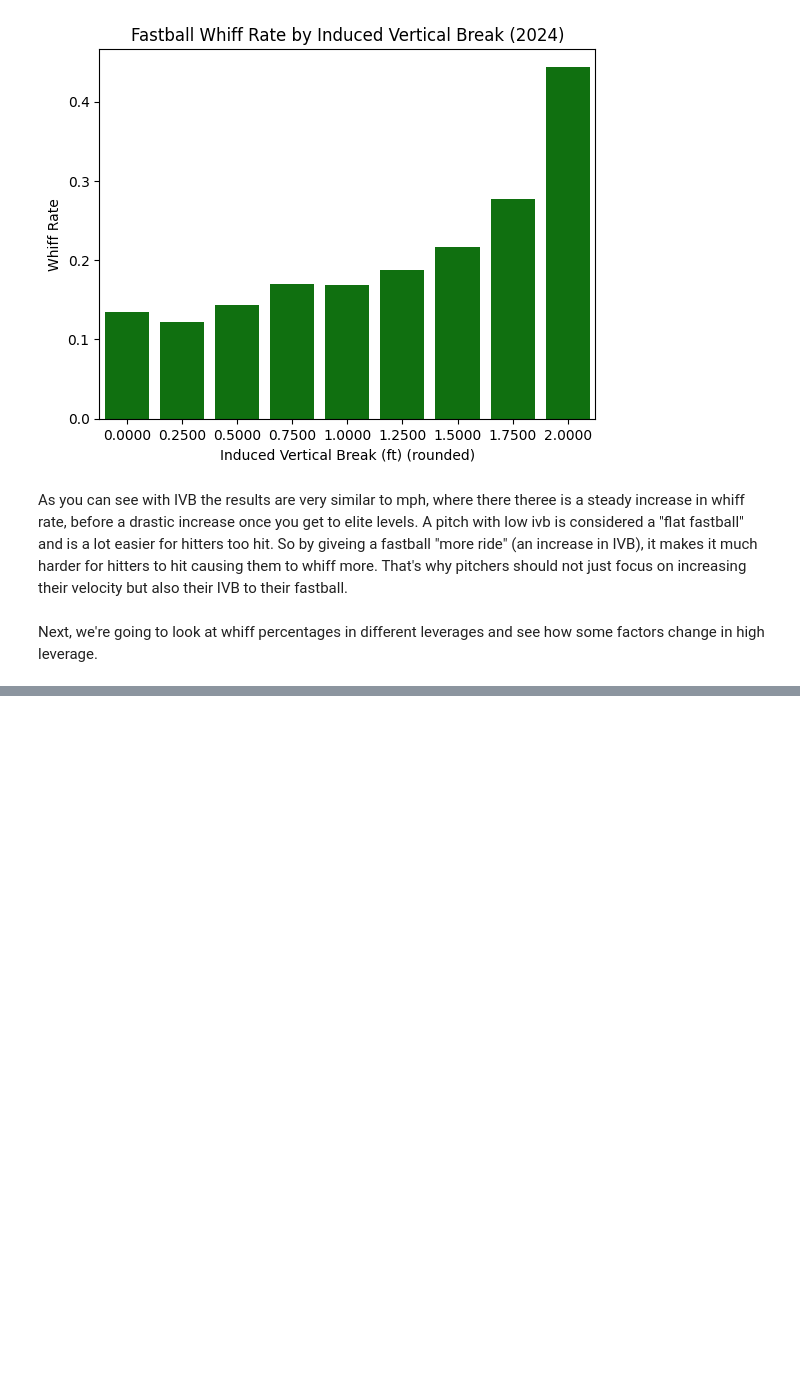
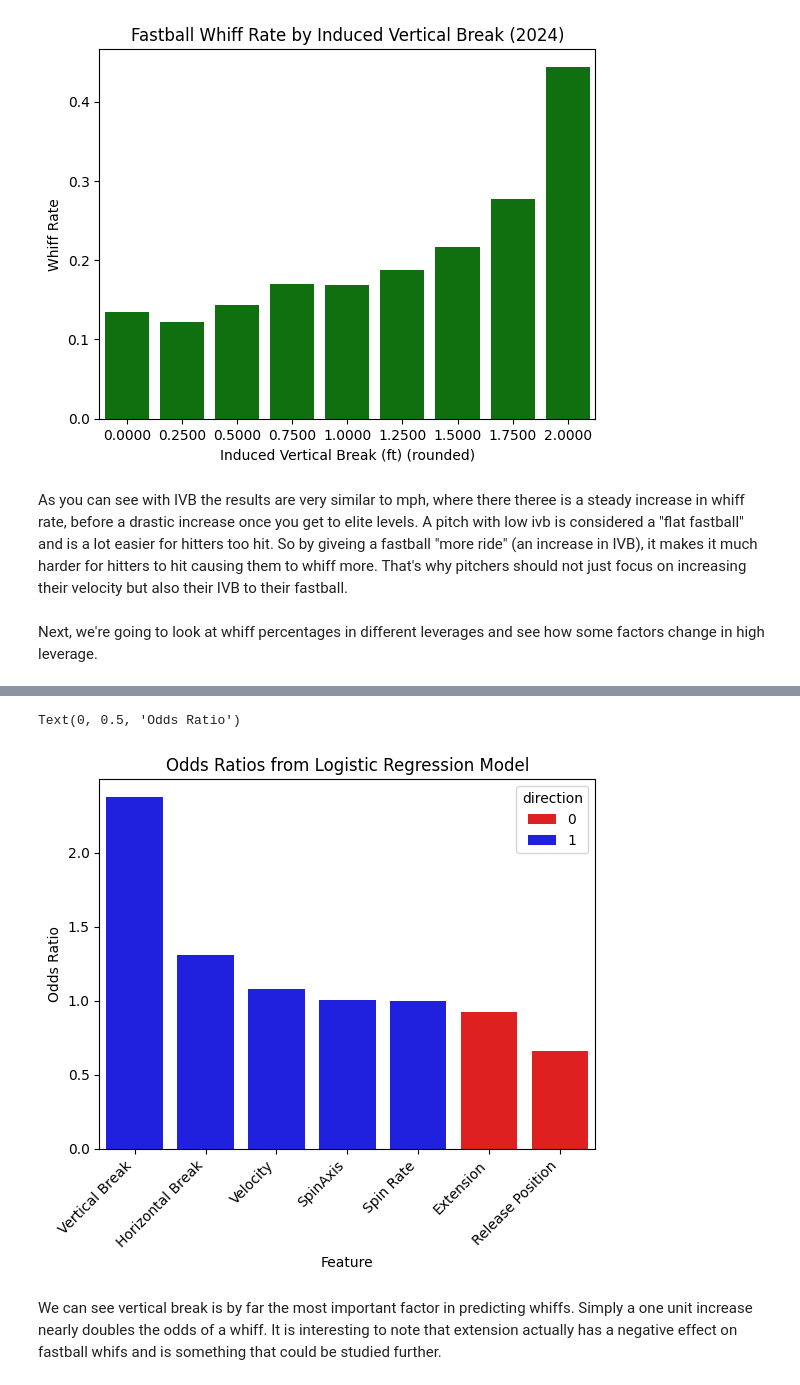
Before and after one commit to Ngilbert0807/Whiff-Analysis, a Jupyter notebook: Main Code/Report.ipynb, the cells around one changed output, grey strips where cells are left out. Cells and saved outputs as stored; diff of their text form; code cells hidden in the pictures; blank space fills up the shorter version.

```diff
--- a/Main Code/Report.ipynb
+++ b/Main Code/Report.ipynb
@@ -310,0 +375,22 @@ Next, we're going to look at whiff percentages in different leverages and see ho
+# %%
+features = [ "Velocity", "Release Position", "Vertical Break",
+            "Horizontal Break", "Spin Rate", "Extension", "SpinAxis"]
+coefs = np.array([ 0.0771, -0.4176, 0.8662, 0.2698, 0.0003, -0.0785, 0.0040])
+odds_ratios = np.exp(coefs)
+odds_df = pd.DataFrame({
+    'Feature': features,
+    'Coefficient': coefs,
+    'Odds Ratio': odds_ratios
+})
+odds_df['direction'] =odds_df['Coefficient'].apply(lambda x: 1 if x > 0 else 0)
+odds_df = odds_df.sort_values(by='Odds Ratio', ascending=False)
+bar=sns.barplot(data=odds_df, x='Feature', y='Odds Ratio', hue='direction', dodge=False, palette={1: 'blue', 0: 'red'})
+plt.xticks(rotation=45, ha='right')
+bar.set_title('Odds Ratios from Logistic Regression Model')
+bar.set_xlabel('Feature')
+bar.set_ylabel('Odds Ratio')
+# %% [output]
+Text(0, 0.5, 'Odds Ratio')
+[figure, added]
+# %% [markdown]
+We can see vertical break is by far the most important factor in predicting whiffs. Simply a one unit increase nearly doubles the odds of a whiff. It is interesting to note that extension actually has a negative effect on fastball whifs and is something that could be studied further.
```
Also changed, not shown: parts of 3 cells of this notebook.
